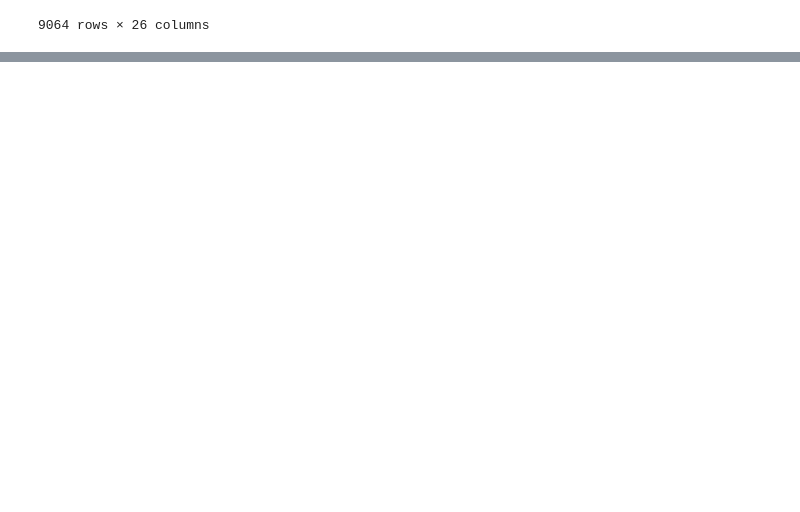
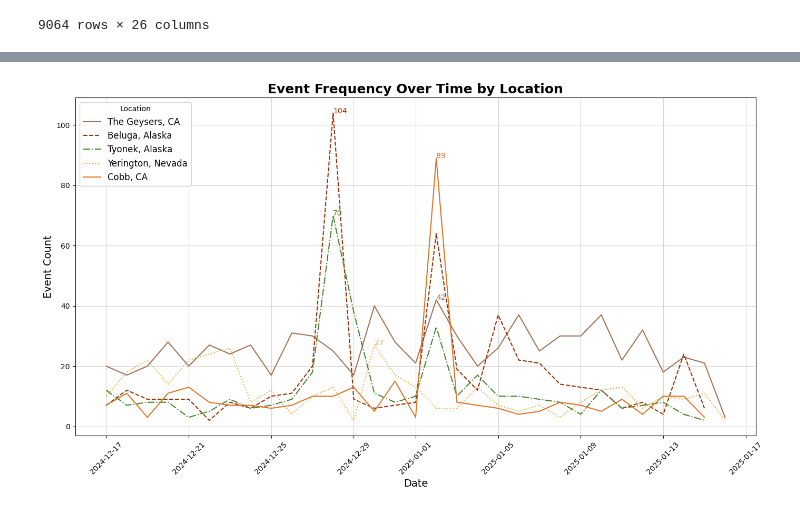
Before and after one commit to bytesbyt/ds_data_visualisation, a Jupyter notebook: earthquake.ipynb, the cells around one changed output, grey strips where cells are left out. Cells and saved outputs as stored; diff of their text form; code cells hidden in the pictures; blank space fills up the shorter version.

```diff
--- a/earthquake.ipynb
+++ b/earthquake.ipynb
@@ -372,0 +411,49 @@ Name: count, dtype: int64
+# %%
+
+# Group by location and date to count events
+time_series = data.groupby(['location', 'date']).size().reset_index(name='event_count')
+
+# Focus on the top 5 most frequent locations
+top_locations = data['location'].value_counts().head(5).index
+filtered_data = time_series[time_series['location'].isin(top_locations)]
+
+# Define line styles and colors
+line_styles = ['-', '--', '-.', ':', '-']
+# Custom colour palette (hex codes)
+colors = ['#9F7257', '#9F2B00', '#47842E', '#E7AD41', '#DF7425']
+
+# Plot time series for each location
+plt.figure(figsize=(14, 8))
+
+# Plot each location with a distinct line style and colour
+for idx, location in enumerate(top_locations):
+    location_data = filtered_data[filtered_data['location'] == location]
+
+    # Plot raw event counts without smoothing
+    plt.plot(location_data['date'], location_data['event_count'],
+             label=location,
+             linestyle=line_styles[idx % len(line_styles)],
+             color=colors[idx % len(colors)])
+
+    # Annotate the highest point
+    max_point = location_data.loc[location_data['event_count'].idxmax()]
+    plt.text(max_point['date'], max_point['event_count'],
+             f"{int(max_point['event_count'])}",
+             fontsize=10, color=colors[idx % len(colors)])
+
+# Add title, labels, and legend
+plt.title('Event Frequency Over Time by Location', fontsize=18, fontweight='bold')
+plt.xlabel('Date', fontsize=14)
+plt.ylabel('Event Count', fontsize=14)
+plt.legend(title='Location', fontsize=12, loc='upper left')
+plt.grid(True, alpha=0.5)
+
+# Format the x-axis dates
+plt.gca().xaxis.set_major_formatter(plt.matplotlib.dates.DateFormatter('%Y-%m-%d'))
+plt.xticks(rotation=45, fontsize=10)
+
+# Optimise layout
+plt.tight_layout()
+plt.show()
+# %% [output]
+[figure, added]
```
Also changed, not shown: parts of 3 cells of this notebook, 6 other files.
